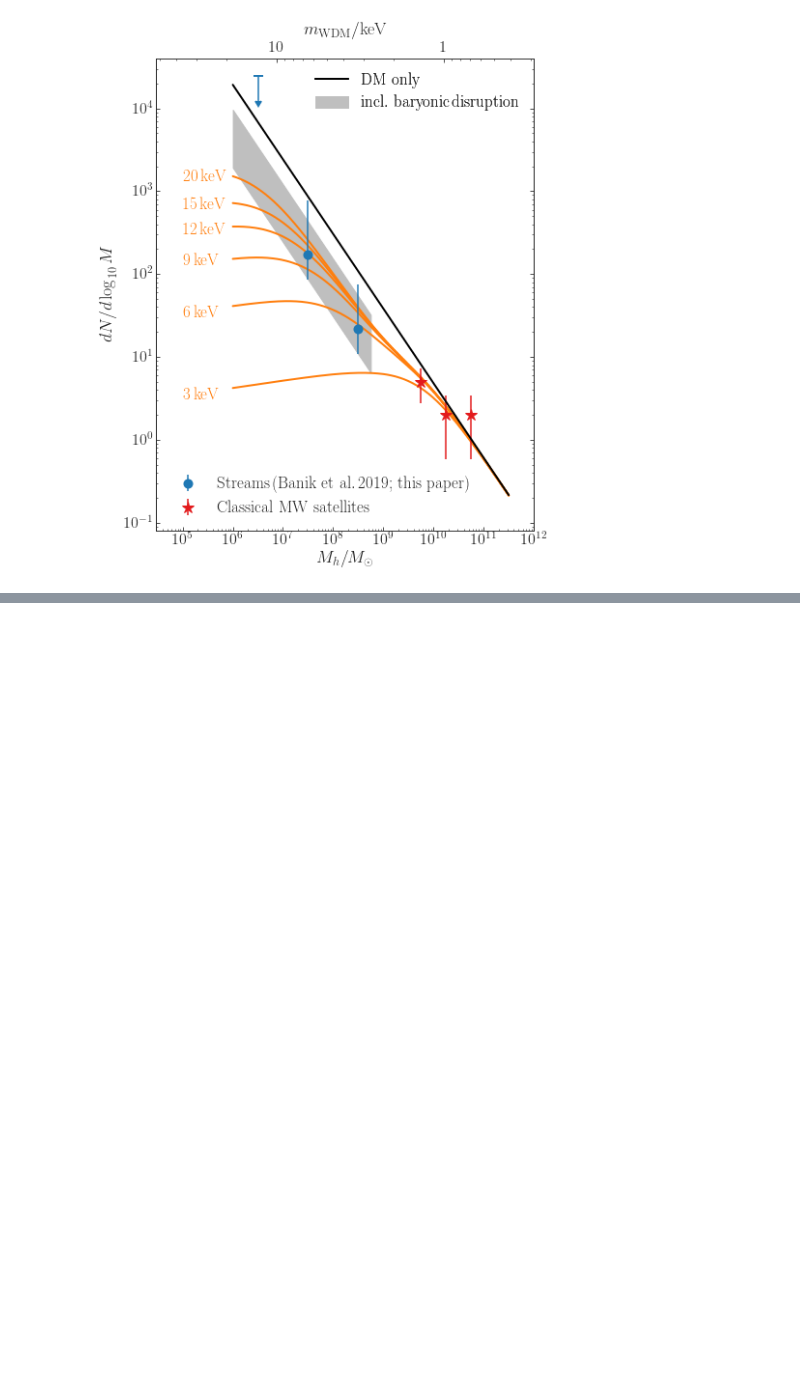
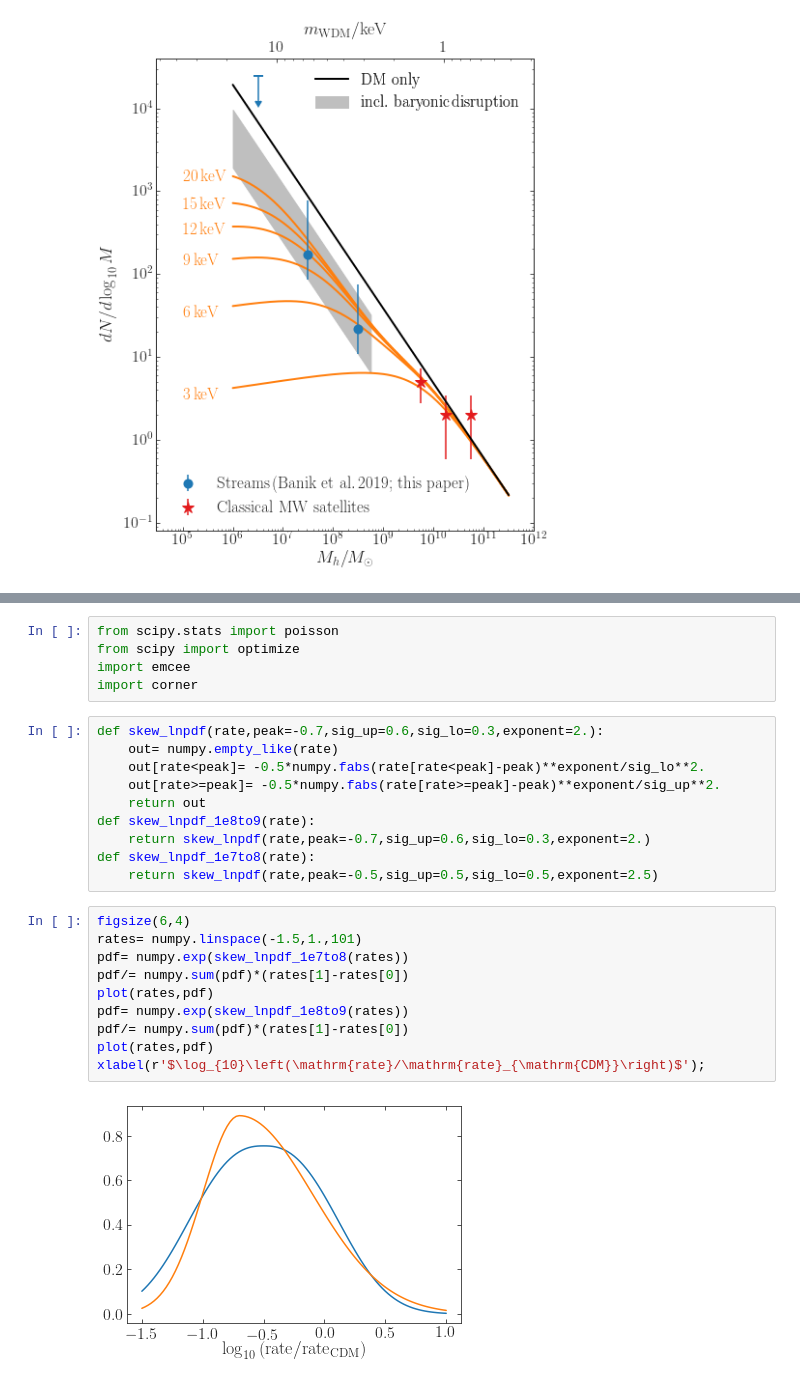
Before and after one commit to nbanik/Analyze_GD-1, a Jupyter notebook: MilkyWay-Subhalo-Mass-Function.ipynb, the cells around one changed output, grey strips where cells are left out. Saved outputs shown, nothing was run; the diff lists cells and outputs as text; blank space fills up the shorter version.

```diff
--- a/MilkyWay-Subhalo-Mass-Function.ipynb
+++ b/MilkyWay-Subhalo-Mass-Function.ipynb
@@ -188,0 +210,27 @@ plot_massfunction(add_mwdm=True,add_wdmmodels=True)#,savefilename='subhalo_massf
+# %%
+from scipy.stats import poisson
+from scipy import optimize
+import emcee
+import corner
+# %%
+def skew_lnpdf(rate,peak=-0.7,sig_up=0.6,sig_lo=0.3,exponent=2.):
+    out= numpy.empty_like(rate)
+    out[rate<peak]= -0.5*numpy.fabs(rate[rate<peak]-peak)**exponent/sig_lo**2.
+    out[rate>=peak]= -0.5*numpy.fabs(rate[rate>=peak]-peak)**exponent/sig_up**2.
+    return out
+def skew_lnpdf_1e8to9(rate):
+    return skew_lnpdf(rate,peak=-0.7,sig_up=0.6,sig_lo=0.3,exponent=2.)
+def skew_lnpdf_1e7to8(rate):
+    return skew_lnpdf(rate,peak=-0.5,sig_up=0.5,sig_lo=0.5,exponent=2.5)
+# %%
+figsize(6,4)
+rates= numpy.linspace(-1.5,1.,101)
+pdf= numpy.exp(skew_lnpdf_1e7to8(rates))
+pdf/= numpy.sum(pdf)*(rates[1]-rates[0])
+plot(rates,pdf)
+pdf= numpy.exp(skew_lnpdf_1e8to9(rates))
+pdf/= numpy.sum(pdf)*(rates[1]-rates[0])
+plot(rates,pdf)
+xlabel(r'$\log_{10}\left(\mathrm{rate}/\mathrm{rate}_{\mathrm{CDM}}\right)$');
+# %% [output]
+[figure, added]
```
Also changed, not shown: parts of 39 cells of this notebook.
